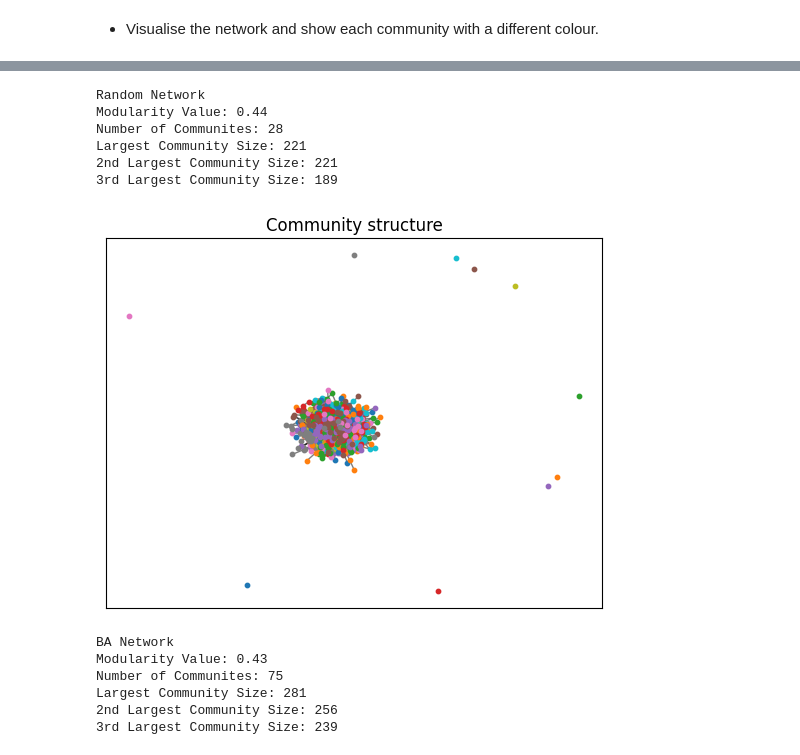
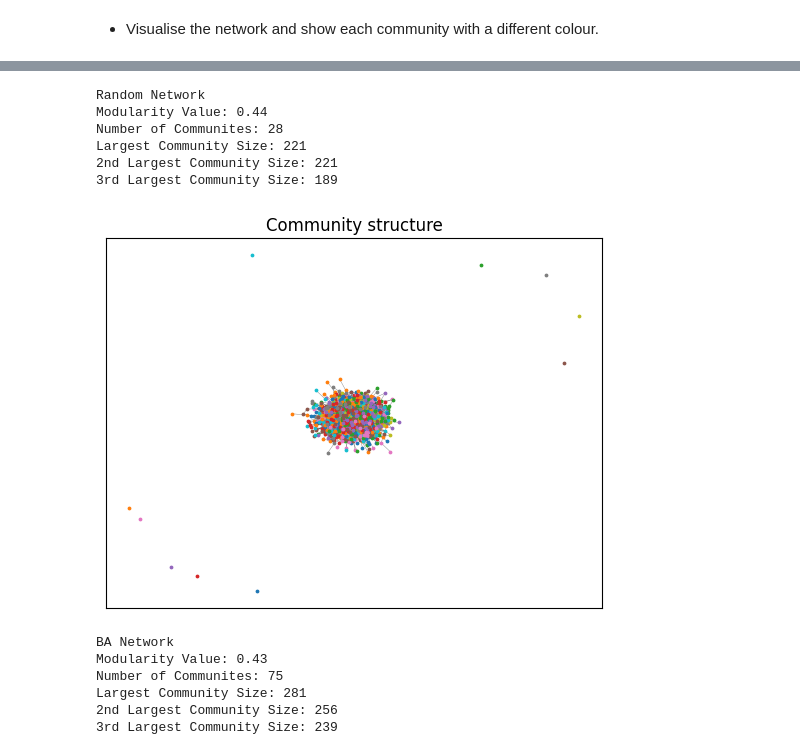
Before and after one commit to ignRyann/author-network-analysis, a Jupyter notebook: coursework1.ipynb, the cells around one changed output, grey strips where cells are left out. Drawn from its saved outputs; the diff is of its cells as text; code cells hidden in the pictures.

```diff
--- a/coursework1.ipynb
+++ b/coursework1.ipynb
@@ -380,34 +380,34 @@ Largest Community Size: 264
 # %%
 # Detect communities using the greedy modularity maximization
 communities = list(nx.algorithms.community.greedy_modularity_communities(ER))
 
 # Calculate modularity
 modularity_value = nx.community.modularity(ER, communities)
 
 # Community Information
 print("Random Network")
 print(f"Modularity Value: {round(modularity_value, 2)}")
 print(f"Number of Communites: {len(communities)}")
 print(f"Largest Community Size: {len(communities[0])}")
 print(f"2nd Largest Community Size: {len(communities[1])}")
 print(f"3rd Largest Community Size: {len(communities[2])}")
 
 # Visualising Communities
 pos = nx.spring_layout(ER)
 
 for i, community in enumerate(communities):
-    nx.draw_networkx_nodes(ER, pos, community, node_size=10, node_color=f"C{i}")
-nx.draw_networkx_edges(ER, pos, alpha=0.5)
+    nx.draw_networkx_nodes(ER, pos, community, node_size=3, node_color=f"C{i}")
+nx.draw_networkx_edges(ER, pos, alpha=0.5, width= 0.3)
 plt.title(f"Community structure")
 plt.show()
 # %% [output]
 Random Network
 Modularity Value: 0.44
 Number of Communites: 28
 Largest Community Size: 221
 2nd Largest Community Size: 221
 3rd Largest Community Size: 189
-[figure, old version]
+[figure, new version]
 # %%
 # Detect communities using the greedy modularity maximization
 communities = list(nx.algorithms.community.greedy_modularity_communities(BA))
```
Also changed, not shown: parts of 2 cells of this notebook.
